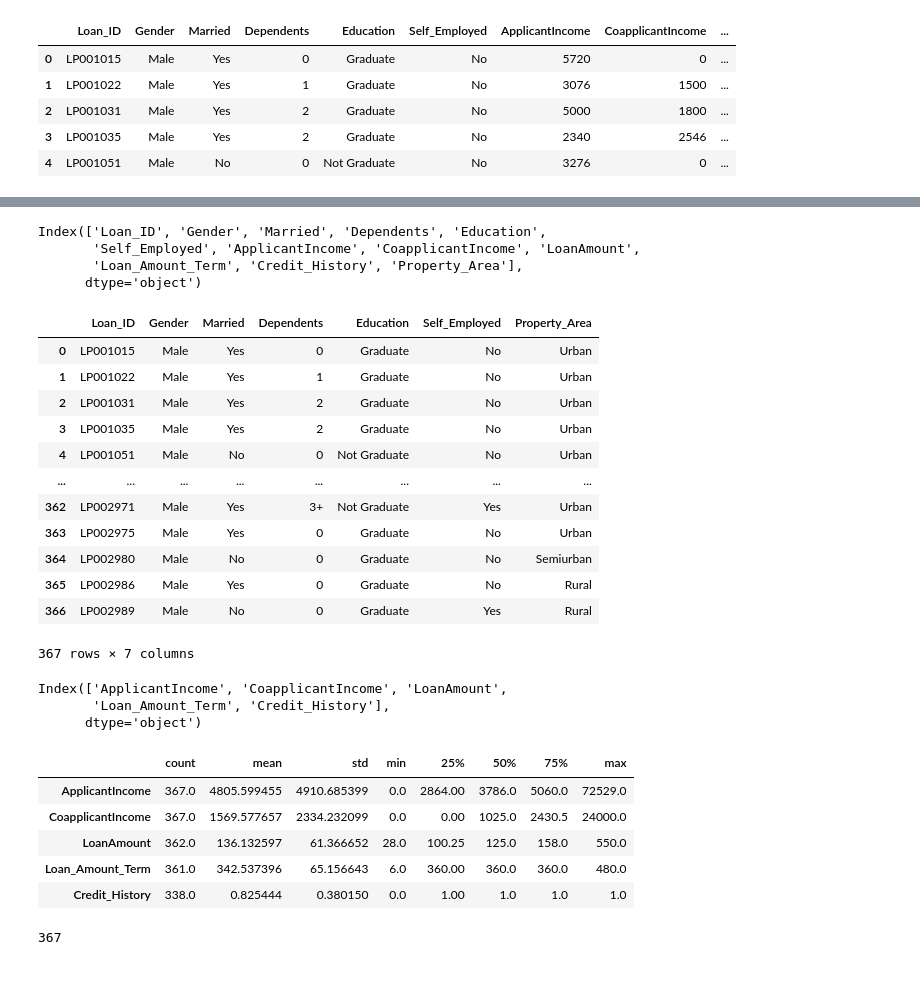
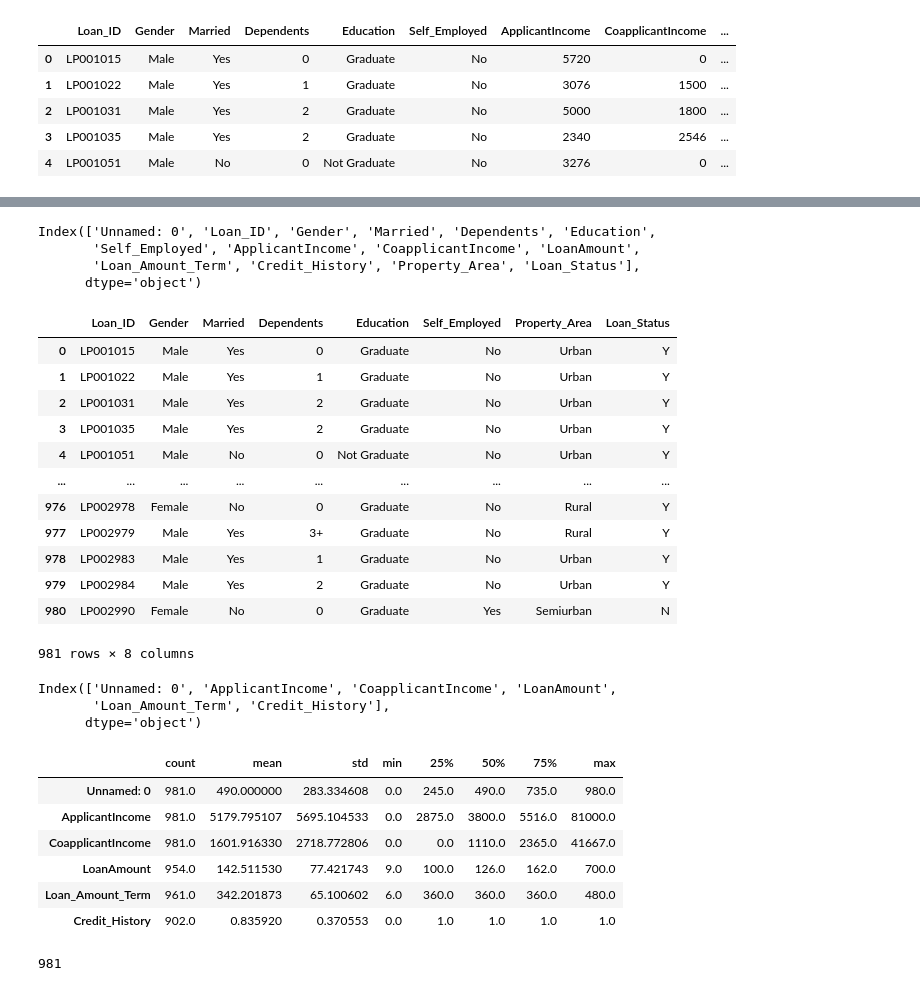
Before and after one commit to RIDOX-AIeNG/BACKEND-AI, a Jupyter notebook: TASK FOLDER/Task25.ipynb, the cells around one changed output, grey strips where cells are left out. Saved outputs shown, nothing was run; the diff lists cells and outputs as text; code cells hidden in the pictures.

```diff
--- a/TASK FOLDER/Task25.ipynb
+++ b/TASK FOLDER/Task25.ipynb
@@ -91,0 +65,6 @@ ValueError: Must specify a fill 'value' or 'method'.
+# %%
+# To handle the issue of loading data due to network, I will be using the saved dataset instead
+
+df = pd.read_csv(r"Home_loan")
+
+df.head()
@@ -91,0 +78,16 @@ ValueError: Must specify a fill 'value' or 'method'.
+# %%
+# Fill missing values in all non-numerical columns with their respective modes.
+mode_gender = df["Gender"].mode()[0]        # This will return the highest occurrences values therein.
+df["Gender"].fillna(mode_gender, inplace=True)
+
+mode_married = df["Married"].mode()[0]
+df["Married"].fillna(mode_married, inplace=True)
+
+mode_dependents = df["Dependents"].mode()[0]
+df["Dependents"].fillna(mode_dependents, inplace=True)
+
+mode_employed = df["Self_Employed"].mode()[0]
+df["Self_Employed"].fillna(mode_employed, inplace=True)
+
+mode_loan = df["Loan_Status"].mode()[0]
+df["Loan_Status"].fillna(mode_loan, inplace=True)
@@ -114,48 +187,49 @@ memory usage: 34.5+ KB
 # %%
-hl.columns
+df.columns
 # %% [output]
-Index(['Loan_ID', 'Gender', 'Married', 'Dependents', 'Education',
+Index(['Unnamed: 0', 'Loan_ID', 'Gender', 'Married', 'Dependents', 'Education',
        'Self_Employed', 'ApplicantIncome', 'CoapplicantIncome', 'LoanAmount',
-       'Loan_Amount_Term', 'Credit_History', 'Property_Area'],
+       'Loan_Amount_Term', 'Credit_History', 'Property_Area', 'Loan_Status'],
       dtype='object')
 # %%
-alpha_features = hl.select_dtypes(include=['object'])
+alpha_features = df.select_dtypes(include=['object'])
 alpha_features
 # %% [output]
-|  | Loan_ID | Gender | Married | Dependents | Education | Self_Employed | Property_Area |
-| 0 | LP001015 | Male | Yes | 0 | Graduate | No | Urban |
-| 1 | LP001022 | Male | Yes | 1 | Graduate | No | Urban |
-| 2 | LP001031 | Male | Yes | 2 | Graduate | No | Urban |
-| 3 | LP001035 | Male | Yes | 2 | Graduate | No | Urban |
-| 4 | LP001051 | Male | No | 0 | Not Graduate | No | Urban |
-| ... | ... | ... | ... | ... | ... | ... | ... |
-| 362 | LP002971 | Male | Yes | 3+ | Not Graduate | Yes | Urban |
-| 363 | LP002975 | Male | Yes | 0 | Graduate | No | Urban |
-| 364 | LP002980 | Male | No | 0 | Graduate | No | Semiurban |
-| 365 | LP002986 | Male | Yes | 0 | Graduate | No | Rural |
-| 366 | LP002989 | Male | No | 0 | Graduate | Yes | Rural |
+|  | Loan_ID | Gender | Married | Dependents | Education | Self_Employed | Property_Area | Loan_Status |
+| 0 | LP001015 | Male | Yes | 0 | Graduate | No | Urban | Y |
+| 1 | LP001022 | Male | Yes | 1 | Graduate | No | Urban | Y |
+| 2 | LP001031 | Male | Yes | 2 | Graduate | No | Urban | Y |
+| 3 | LP001035 | Male | Yes | 2 | Graduate | No | Urban | Y |
+| 4 | LP001051 | Male | No | 0 | Not Graduate | No | Urban | Y |
+| ... | ... | ... | ... | ... | ... | ... | ... | ... |
+| 976 | LP002978 | Female | No | 0 | Graduate | No | Rural | Y |
+| 977 | LP002979 | Male | Yes | 3+ | Graduate | No | Rural | Y |
+| 978 | LP002983 | Male | Yes | 1 | Graduate | No | Urban | Y |
+| 979 | LP002984 | Male | Yes | 2 | Graduate | No | Urban | Y |
+| 980 | LP002990 | Female | No | 0 | Graduate | Yes | Semiurban | N |
-367 rows × 7 columns
+981 rows × 8 columns
 # %%
-num_features = hl.select_dtypes(include=['float64','int64']).columns
+num_features = df.select_dtypes(include=['float64','int64']).columns
 
 num_features
 # %% [output]
-Index(['ApplicantIncome', 'CoapplicantIncome', 'LoanAmount',
+Index(['Unnamed: 0', 'ApplicantIncome', 'CoapplicantIncome', 'LoanAmount',
        'Loan_Amount_Term', 'Credit_History'],
       dtype='object')
 # %%
-hl[num_features].describe().T
+df[num_features].describe().T
 # %% [output]
 |  | count | mean | std | min | 25% | 50% | 75% | max |
-| ApplicantIncome | 367.0 | 4805.599455 | 4910.685399 | 0.0 | 2864.00 | 3786.0 | 5060.0 | 72529.0 |
-| CoapplicantIncome | 367.0 | 1569.577657 | 2334.232099 | 0.0 | 0.00 | 1025.0 | 2430.5 | 24000.0 |
-| LoanAmount | 362.0 | 136.132597 | 61.366652 | 28.0 | 100.25 | 125.0 | 158.0 | 550.0 |
-| Loan_Amount_Term | 361.0 | 342.537396 | 65.156643 | 6.0 | 360.00 | 360.0 | 360.0 | 480.0 |
-| Credit_History | 338.0 | 0.825444 | 0.380150 | 0.0 | 1.00 | 1.0 | 1.0 | 1.0 |
+| Unnamed: 0 | 981.0 | 490.000000 | 283.334608 | 0.0 | 245.0 | 490.0 | 735.0 | 980.0 |
+| ApplicantIncome | 981.0 | 5179.795107 | 5695.104533 | 0.0 | 2875.0 | 3800.0 | 5516.0 | 81000.0 |
+| CoapplicantIncome | 981.0 | 1601.916330 | 2718.772806 | 0.0 | 0.0 | 1110.0 | 2365.0 | 41667.0 |
+| LoanAmount | 954.0 | 142.511530 | 77.421743 | 9.0 | 100.0 | 126.0 | 162.0 | 700.0 |
+| Loan_Amount_Term | 961.0 | 342.201873 | 65.100602 | 6.0 | 360.0 | 360.0 | 360.0 | 480.0 |
+| Credit_History | 902.0 | 0.835920 | 0.370553 | 0.0 | 1.0 | 1.0 | 1.0 | 1.0 |
 # %%
 #Checking the no of unique loan applicants
-hl['Loan_ID'].nunique()
+df['Loan_ID'].nunique()
 # %% [output]
-367
+981
 # %%
 #Checking for number of loan applicants by gender
```
Also changed, not shown: parts of 25 cells of this notebook, 1 other file.
